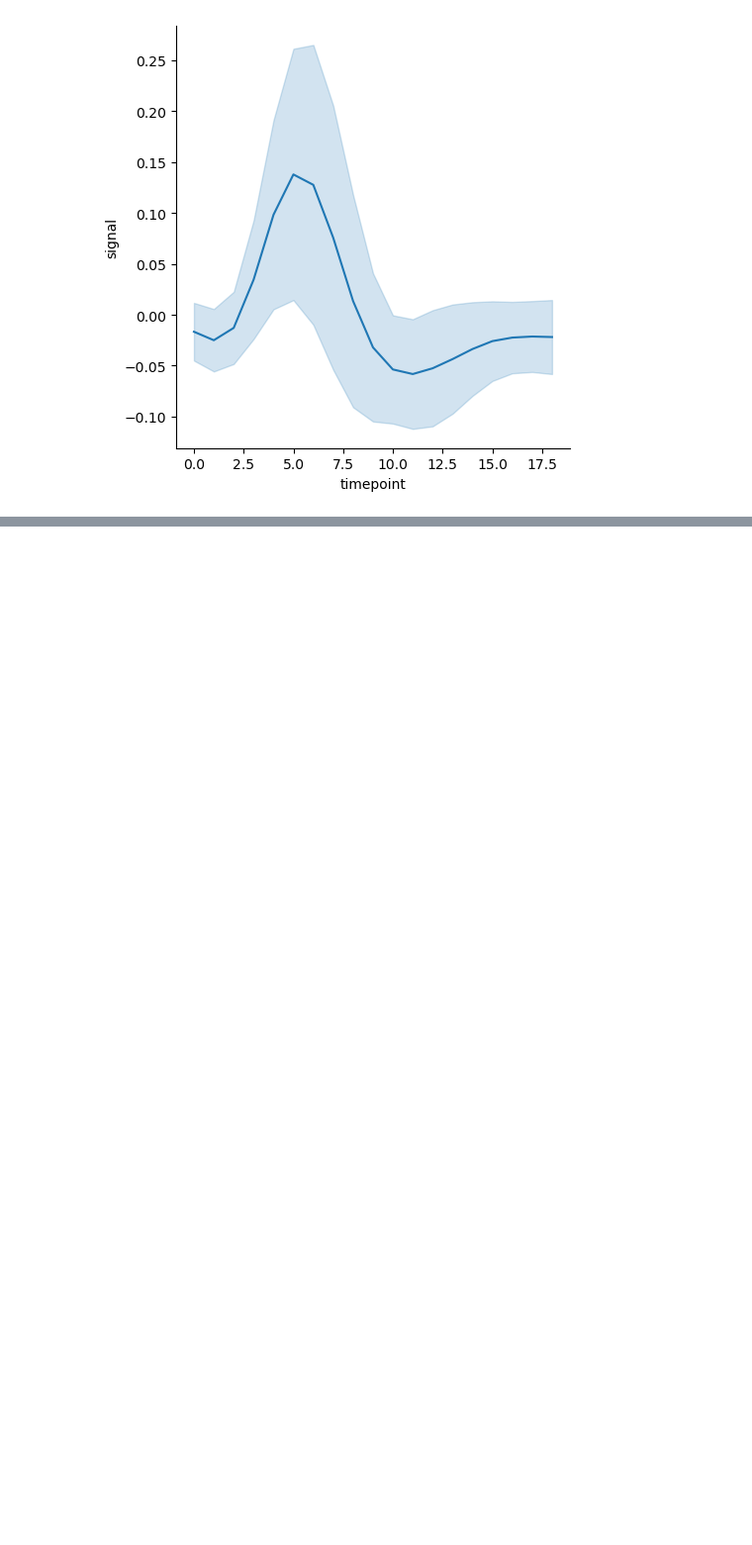
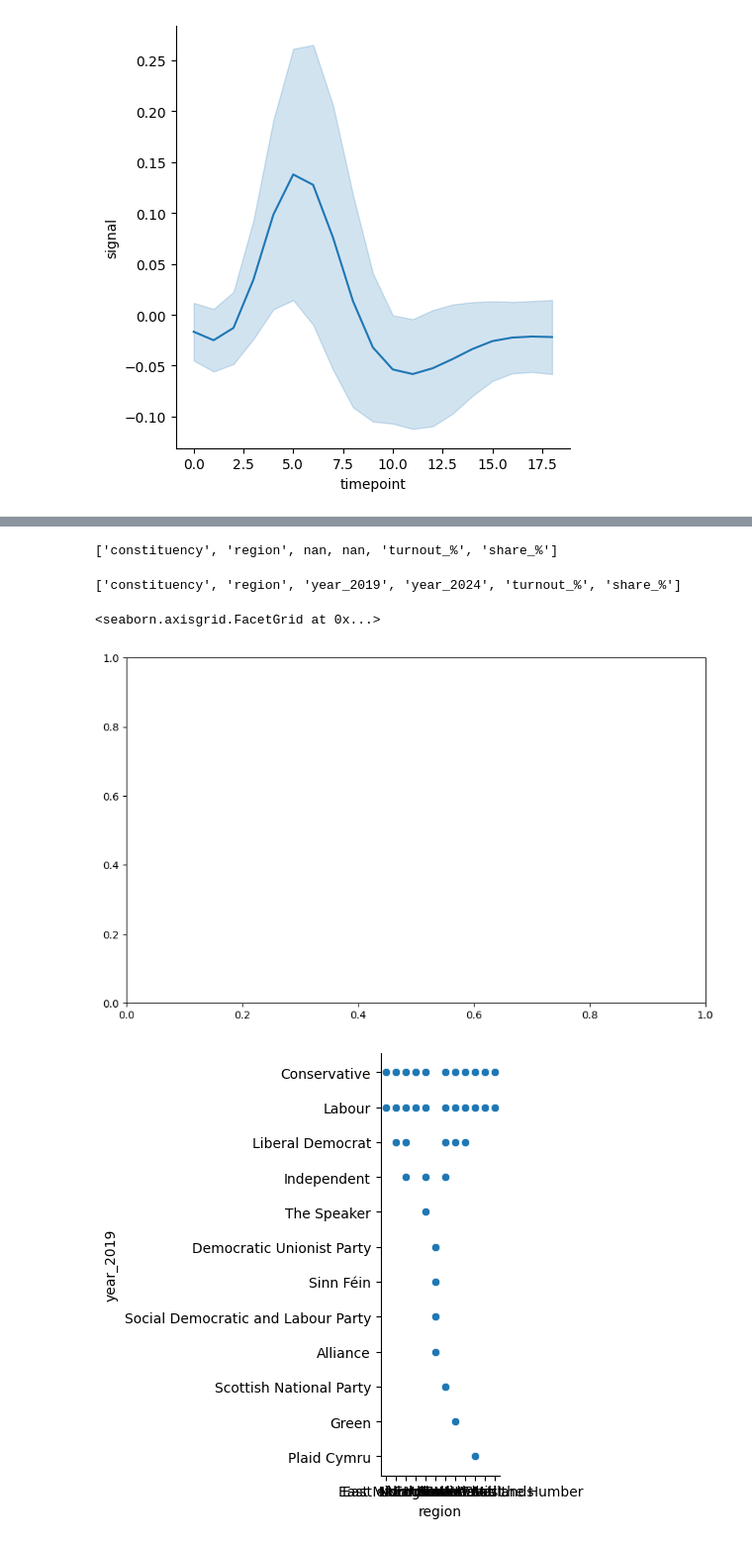
Before and after one commit to TeslimAdeyanju/studynote1-Python-for-Finance-Data-Science-My-Learning-Journey, a Jupyter notebook: 6-python-Visualisation/Knowledge-relational-chart.ipynb, the cells around one changed output, grey strips where cells are left out. Shown at 99% size. Cells and saved outputs as stored; diff of their text form; code cells hidden in the pictures; blank space fills up the shorter version.

```diff
--- a/6-python-Visualisation/Knowledge-relational-chart.ipynb
+++ b/6-python-Visualisation/Knowledge-relational-chart.ipynb
@@ -191,0 +205,3 @@ plt.show()
+# %%
+uk_election = pd.read_excel('uk_election.xlsx', sheet_name=5)
+uk_election
@@ -191,0 +222,31 @@ plt.show()
+# %%
+def clean_column_names(df):
+    df.columns = (df.columns
+                  .str.strip()
+                  .str.lower()
+                  .str.replace(' ', '_')
+                  .str.replace('(', '')
+                  .str.replace(')', '')
+                 )
+    return df
+
+
+uk_election = clean_column_names(uk_election)
+uk_election.columns.to_list()
+# %% [output]
+['constituency', 'region', nan, nan, 'turnout_%', 'share_%']
+# %%
+uk_election.columns.values[2] = 'year_2019'
+uk_election.columns.values[3] = 'year_2024'
+uk_election.columns.to_list()
+# %% [output]
+['constituency', 'region', 'year_2019', 'year_2024', 'turnout_%', 'share_%']
+# %%
+ax, fig = plt.subplots(figsize=(10, 6))
+sns.relplot(data= uk_election,
+            y='year_2019', x='region',
+            kind='scatter', ax=ax)
+# %% [output]
+<seaborn.axisgrid.FacetGrid at 0x...>
+[figure, added]
+[figure, added]
```
Also changed, not shown: parts of 6 cells of this notebook, 15 other files.
